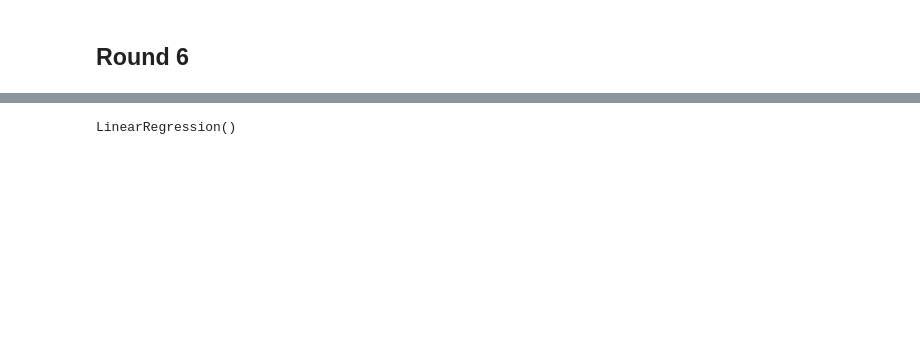
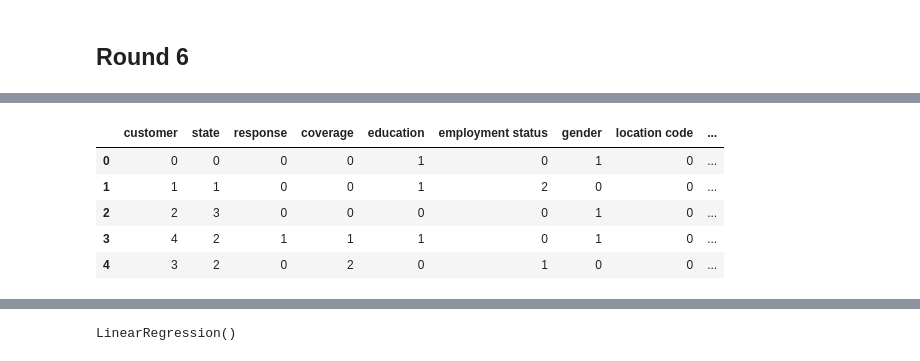
Before and after one commit to missadesola/lab-customer-analysis-round-2, a Jupyter notebook: files_for_lab/csv_files/Customer Analysis Round 2.ipynb, the cells around one changed output, grey strips where cells are left out. Cells and saved outputs as stored; diff of their text form; code cells hidden in the pictures; blank space fills up the shorter version.

```diff
--- a/files_for_lab/csv_files/Customer Analysis Round 2.ipynb
+++ b/files_for_lab/csv_files/Customer Analysis Round 2.ipynb
@@ -542,0 +570,15 @@ X.head()
+# %%
+# creating instance of labelencoder
+labelencoder = LabelEncoder()
+
+# assigning numerical values
+for column in categoricals.columns:
+    categoricals[column] = labelencoder.fit_transform(categoricals[column])
+display(categoricals.head())
+# %% [output]
+|  | customer | state | response | coverage | education | employment status | gender | location code | ... |
+| 0 | 0 | 0 | 0 | 0 | 1 | 0 | 1 | 0 | ... |
+| 1 | 1 | 1 | 0 | 0 | 1 | 2 | 0 | 0 | ... |
+| 2 | 2 | 3 | 0 | 0 | 0 | 0 | 1 | 0 | ... |
+| 3 | 4 | 2 | 1 | 1 | 1 | 0 | 1 | 0 | ... |
+| 4 | 3 | 2 | 0 | 2 | 0 | 1 | 0 | 0 | ... |
```
Also changed, not shown: parts of 8 cells of this notebook.
